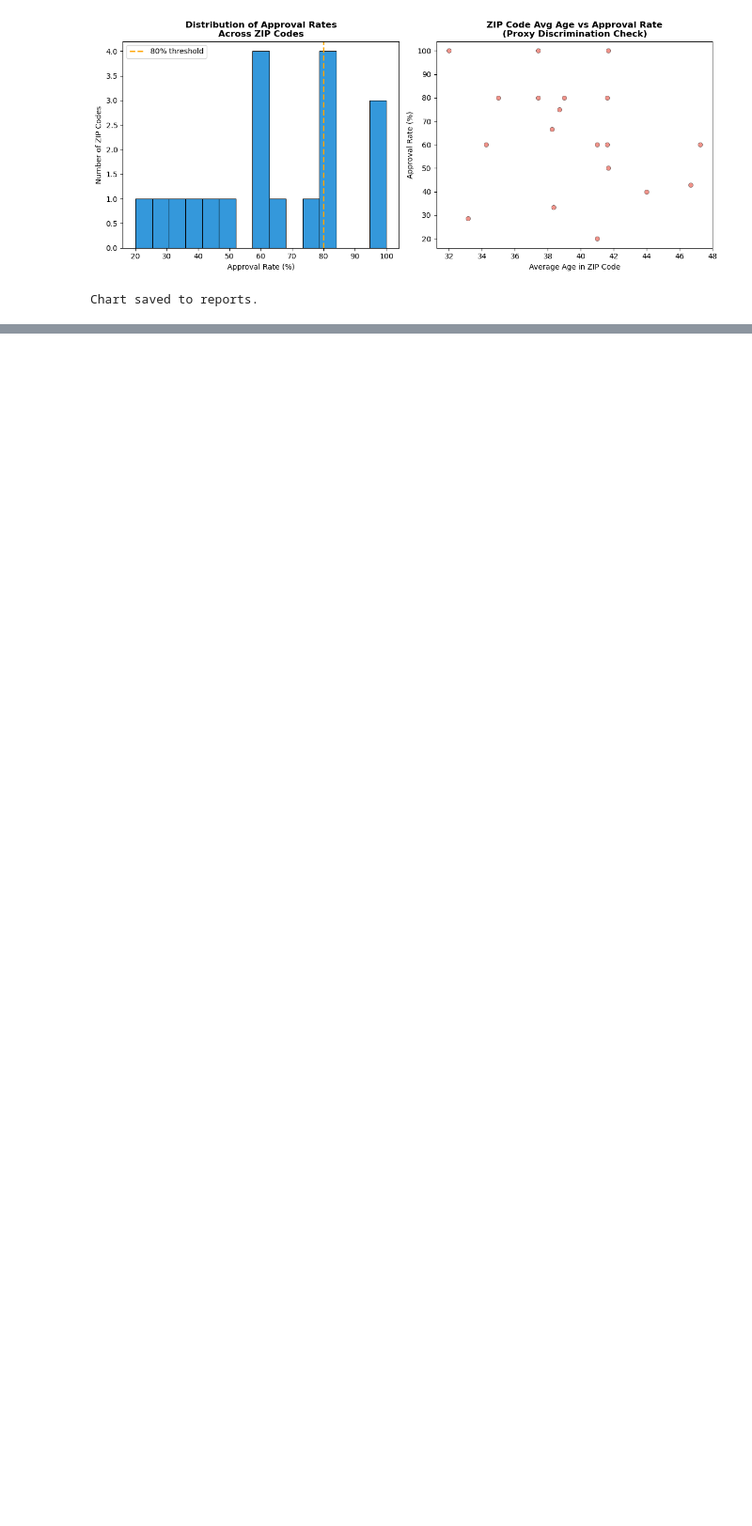
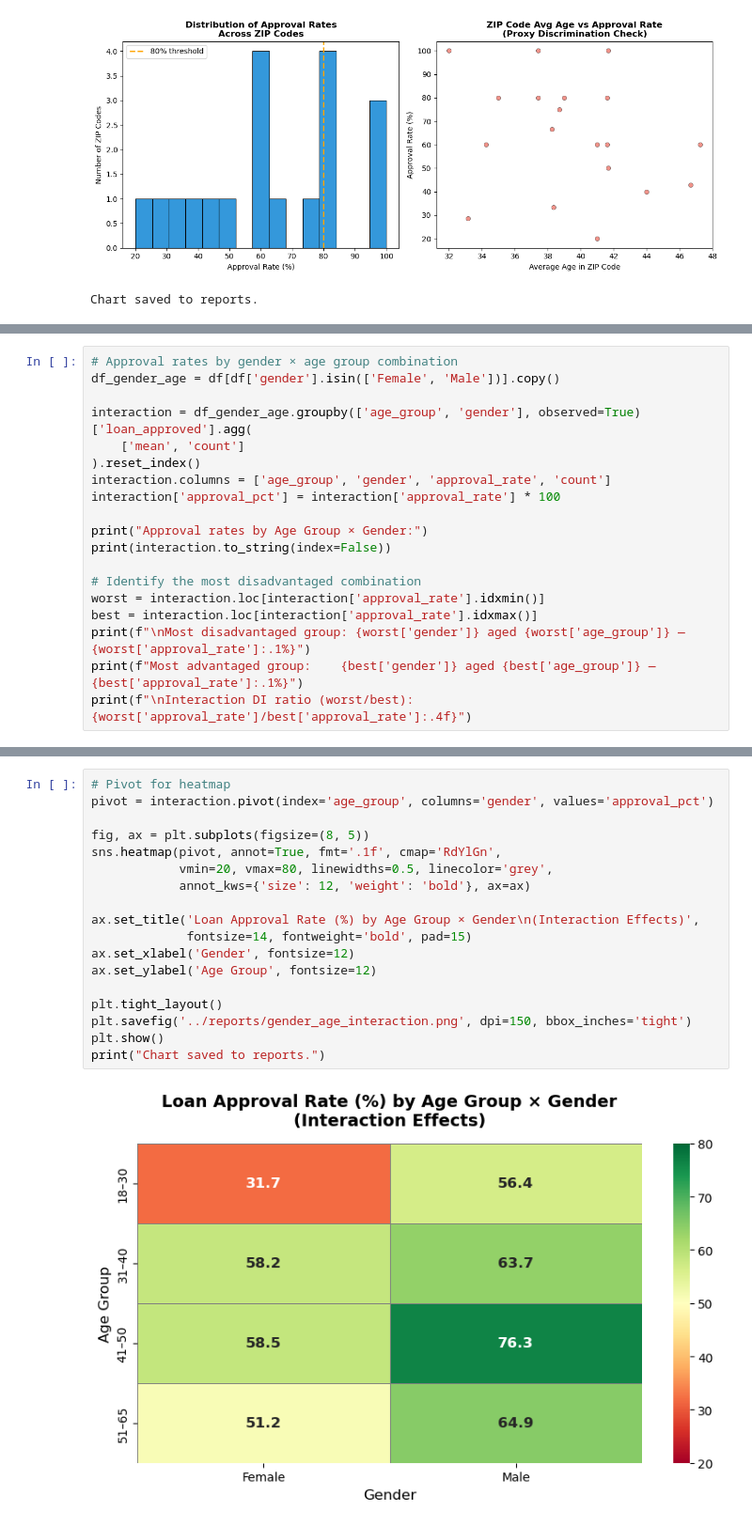
Before and after one commit to leobbaroni/Team13_DEGO_Repo, a Jupyter notebook: notebooks/02-bias-analysis.ipynb, the cells around one changed output, grey strips where cells are left out. Shown at 94% size. Cells and saved outputs as stored; diff of their text form; blank space fills up the shorter version.

Commit message:
Add ZIP proxy analysis and gender-age interaction effects

```diff
--- a/notebooks/02-bias-analysis.ipynb
+++ b/notebooks/02-bias-analysis.ipynb
@@ -378,0 +384,19 @@ NovaCred's model or subjected to rigorous fairness testing before use.
+# %%
+# Approval rates by gender × age group combination
+df_gender_age = df[df['gender'].isin(['Female', 'Male'])].copy()
+
+interaction = df_gender_age.groupby(['age_group', 'gender'], observed=True)['loan_approved'].agg(
+    ['mean', 'count']
+).reset_index()
+interaction.columns = ['age_group', 'gender', 'approval_rate', 'count']
+interaction['approval_pct'] = interaction['approval_rate'] * 100
+
+print("Approval rates by Age Group × Gender:")
+print(interaction.to_string(index=False))
+
+# Identify the most disadvantaged combination
+worst = interaction.loc[interaction['approval_rate'].idxmin()]
+best = interaction.loc[interaction['approval_rate'].idxmax()]
+print(f"\nMost disadvantaged group: {worst['gender']} aged {worst['age_group']} — {worst['approval_rate']:.1%}")
+print(f"Most advantaged group:    {best['gender']} aged {best['age_group']} — {best['approval_rate']:.1%}")
+print(f"\nInteraction DI ratio (worst/best): {worst['approval_rate']/best['approval_rate']:.4f}")
@@ -378,0 +419,20 @@ NovaCred's model or subjected to rigorous fairness testing before use.
+# %%
+# Pivot for heatmap
+pivot = interaction.pivot(index='age_group', columns='gender', values='approval_pct')
+
+fig, ax = plt.subplots(figsize=(8, 5))
+sns.heatmap(pivot, annot=True, fmt='.1f', cmap='RdYlGn',
+            vmin=20, vmax=80, linewidths=0.5, linecolor='grey',
+            annot_kws={'size': 12, 'weight': 'bold'}, ax=ax)
+
+ax.set_title('Loan Approval Rate (%) by Age Group × Gender\n(Interaction Effects)',
+             fontsize=14, fontweight='bold', pad=15)
+ax.set_xlabel('Gender', fontsize=12)
+ax.set_ylabel('Age Group', fontsize=12)
+
+plt.tight_layout()
+plt.savefig('../reports/gender_age_interaction.png', dpi=150, bbox_inches='tight')
+plt.show()
+print("Chart saved to reports.")
+# %% [output]
+[figure, added]
```
Also changed, not shown: parts of 5 cells of this notebook, 1 other file.
